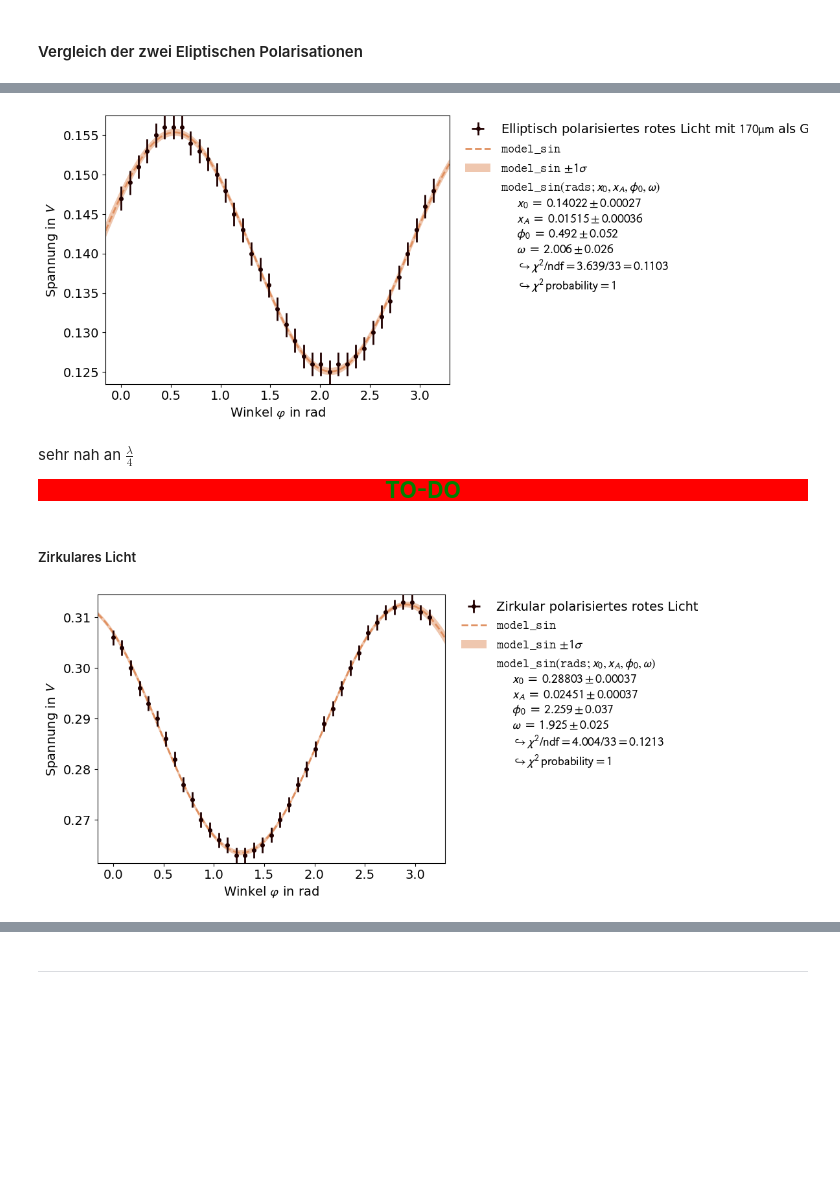
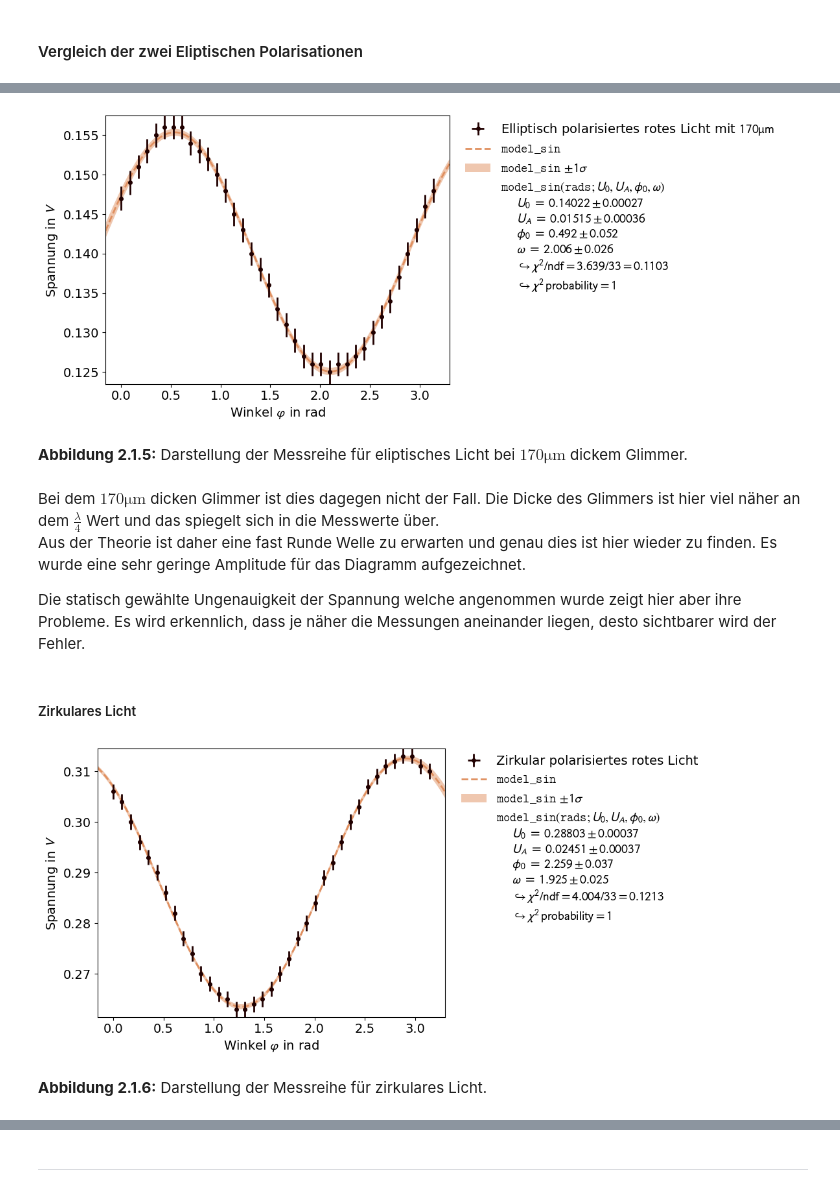
Before and after one commit to AlFa-Tier/Uni_codes, a Jupyter notebook: Praktikum/Polarisation/Polarisation.ipynb, the cells around one changed output, grey strips where cells are left out. Drawn from its saved outputs; the diff is of its cells as text; code cells hidden in the pictures; blank space fills up the shorter version.

```diff
--- a/Praktikum/Polarisation/Polarisation.ipynb
+++ b/Praktikum/Polarisation/Polarisation.ipynb
@@ -136,8 +151,8 @@ import warnings
 warnings.filterwarnings('ignore')
 # %%
 # Define model function for a sinus
-def model_sin(rads, x_0,x_A,phi_0,omega):
-    return x_0+x_A*np.sin(omega*rads+phi_0)
+def model_sin(rads, U_0,U_A,phi_0,omega):
+    return U_0+U_A*np.sin(omega*rads+phi_0)
 # %%
 # Making all Variables needed for the plots
 
@@ -271,33 +314,35 @@ sehr weit weg von $\frac\lambda4$
 # %%
 # Fit for eliptic red light
 
 # Make dataset
 dataset = kafe2.XYContainer(x_data=rad_5,y_data=U_5)
 dataset.axis_labels=[r'Winkel $\varphi$ in rad', 'Spannung in $V$']
-dataset.label=r'Elliptisch polarisiertes rotes Licht mit $170\mathrm{\mu m}$ als Glimmer duchmesser'
+dataset.label=r'Elliptisch polarisiertes rotes Licht mit $170\mathrm{\mu m}$'
 dataset.add_error(axis='x',err_val=rad_err[0])
 dataset.add_error(axis='y',err_val=U_err[0])
 
 
 
 # Fit-Objekt erstellen
 fit = kafe2.Fit(dataset,model_function=model_sin)
 
 # make fit plot
 fit.do_fit()
 fit_result=kafe2.Plot([fit])
 
 
 # show Fit results
 fit_result.plot()
 plt.show()
+display(Markdown('**Abbildung 2.1.5:** Darstellung der Messreihe für eliptisches Licht bei $170\mathrm{\mu m}$ dickem Glimmer.'))
 # %% [output]
-[figure, old version]
+[figure, new version]
+**Abbildung 2.1.5:** Darstellung der Messreihe für eliptisches Licht bei $170\mathrm{\mu m}$ dickem Glimmer.
-# %% [markdown]
-sehr nah an $\frac\lambda4$
-<p style="background-color:red;color:green;font-size:150%;text-align:center">
-    <strong>TO-DO</strong>
-</p>
+# %% [markdown]
+Bei dem $170\mathrm{\mu m}$ dicken Glimmer ist dies dagegen nicht der Fall. Die Dicke des Glimmers ist hier viel näher an dem $\frac \lambda4$ Wert und das spiegelt sich in die Messwerte über.
+Aus der Theorie ist daher eine fast Runde Welle zu erwarten und genau dies ist hier wieder zu finden. Es wurde eine sehr geringe Amplitude für das Diagramm aufgezeichnet.
+
+Die statisch gewählte Ungenauigkeit der Spannung welche angenommen wurde zeigt hier aber ihre Probleme. Es wird erkennlich, dass je näher die Messungen aneinander liegen, desto sichtbarer wird der Fehler.
 # %% [markdown]
 ##### Zirkulares Licht
 # %%
@@ -324,6 +369,8 @@ fit_result=kafe2.Plot([fit])
 # show Fit results
 fit_result.plot()
 plt.show()
+display(Markdown('**Abbildung 2.1.6:** Darstellung der Messreihe für zirkulares Licht.'))
 # %% [output]
 [figure]
+**Abbildung 2.1.6:** Darstellung der Messreihe für zirkulares Licht.
 # %% [markdown]
```
Also changed, not shown: parts of 28 cells of this notebook, 1 other file.
